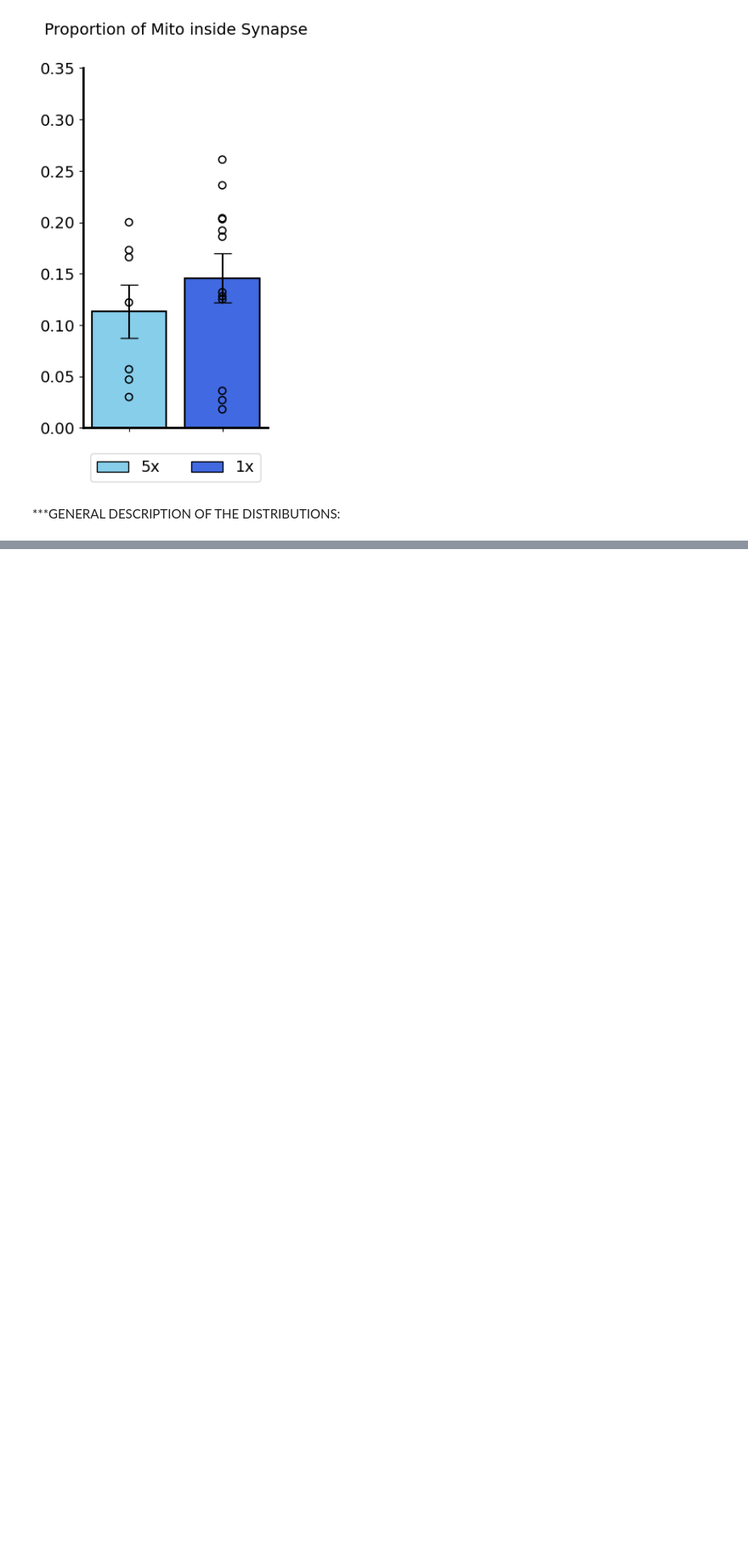
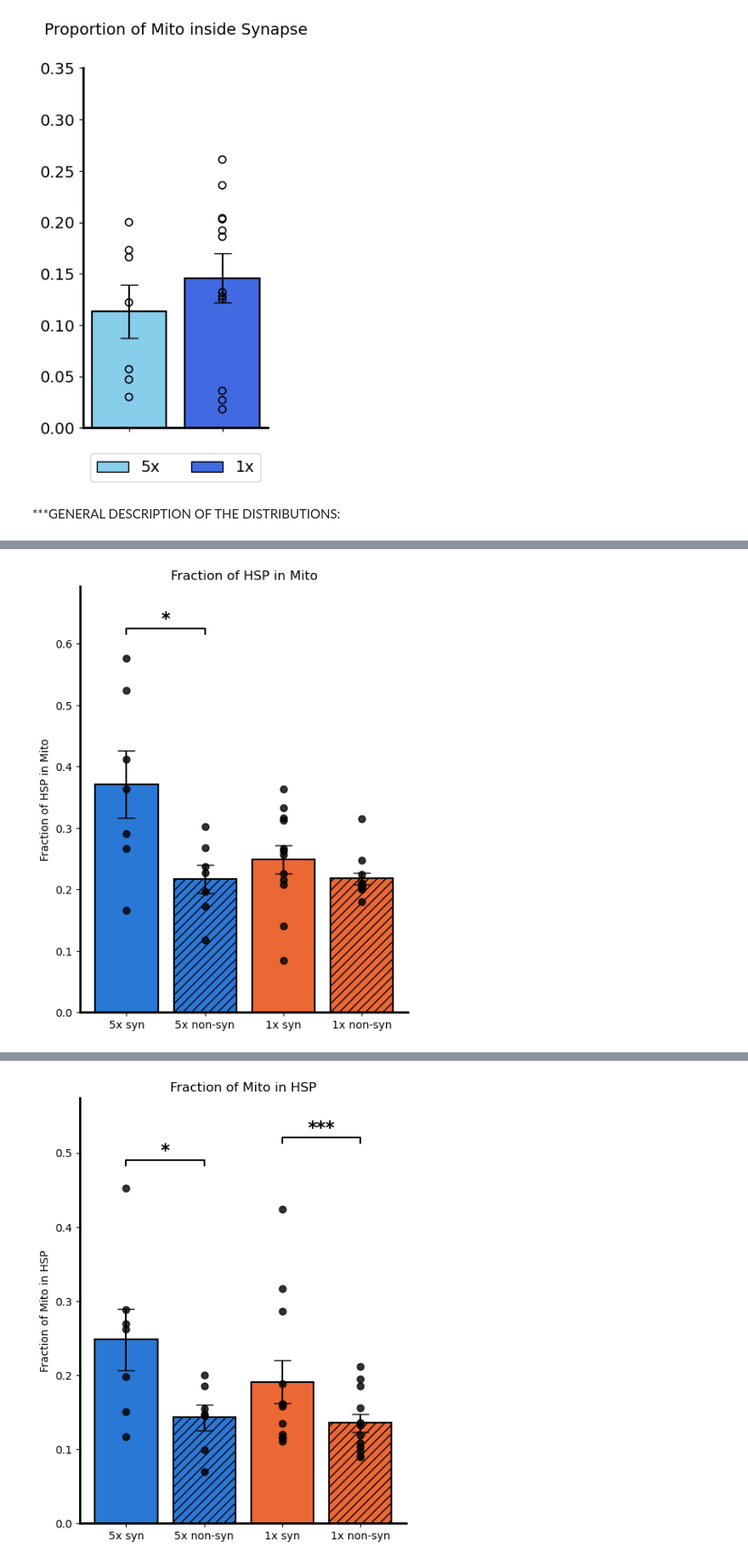
Before and after one commit to gmalagonv/confocal, a Jupyter notebook: analysis_notebooks/pooled_results.ipynb, the cells around one changed output, grey strips where cells are left out. Shown at 85% size. Cells and saved outputs as stored; diff of their text form; code cells hidden in the pictures; blank space fills up the shorter version.

```diff
--- a/analysis_notebooks/pooled_results.ipynb
+++ b/analysis_notebooks/pooled_results.ipynb
@@ -545,0 +781,74 @@ group: density_Mito_non_syn_1x, mean: 0.14944166666666667, sem: 0.00365219855606
+# %%
+def plot_condition_compartment(metric_syn, metric_non_syn, ylabel, title,
+                                df_5x, df_1x, log_transform=False, figsize=(5, 6)):
+    x5_syn = df_5x[metric_syn].to_numpy(dtype=float)
+    x5_non = df_5x[metric_non_syn].to_numpy(dtype=float)
+    x1_syn = df_1x[metric_syn].to_numpy(dtype=float)
+    x1_non = df_1x[metric_non_syn].to_numpy(dtype=float)
+
+    if log_transform:
+        x5_syn, x5_non, x1_syn, x1_non = np.log(x5_syn), np.log(x5_non), np.log(x1_syn), np.log(x1_non)
+
+    groups = [x5_syn, x5_non, x1_syn, x1_non]
+    labels = ['5x syn', '5x non-syn', '1x syn', '1x non-syn']
+    colors = ['#2a78d6', '#2a78d6', '#eb6834', '#eb6834']   # 5x = blue, 1x = orange
+    patterns = ['', '///', '', '///']                        # solid = synapse, striped = non-synapse
+
+    ax = plot_bars_with_sem3(groups, labels=labels, ylabel=ylabel,
+                              bar_color=colors, pattern=patterns, figsize=figsize)
+    ax.set_title(title)
+
+    print(f'\n--- {title} ---')
+    print('Paired (within 5x): synapse vs non-synapse')
+    sig_5x, p_5x = wilcoxon_test([x5_syn, x5_non])
+    print('Paired (within 1x): synapse vs non-synapse')
+    sig_1x, p_1x = wilcoxon_test([x1_syn, x1_non])
+    print('Unpaired (5x vs 1x), synapse')
+    sig_syn, p_syn = mannwhitneyu_test([x5_syn, x1_syn])
+    print('Unpaired (5x vs 1x), non-synapse')
+    sig_non, p_non = mannwhitneyu_test([x5_non, x1_non])
+
+    # only these 4 biologically meaningful comparisons are tested/annotated --
+    # see markdown above for why the other 2 possible cross-pairs are skipped
+    candidates = [(0, 1, sig_5x, p_5x), (2, 3, sig_1x, p_1x),
+                  (0, 2, sig_syn, p_syn), (1, 3, sig_non, p_non)]
+    sig_pairs = [(i1, i2, p) for i1, i2, sig, p in candidates if sig]
+
+    data_max = max(g.max() for g in groups)
+    data_min = min(g.min() for g in groups)
+    span = (data_max - data_min) if data_max > data_min else 1.0
+    bar_step = span * 0.08
+    for k, (i1, i2, p) in enumerate(sig_pairs):
+        y = data_max + bar_step + k * bar_step
+        add_sig_bar(ax, i1, i2, y, bar_step * 0.25, p_to_stars(p))
+
+    bottom = data_min - span * 0.1 if data_min < 0 else 0
+    top = data_max + bar_step * (len(sig_pairs) + 2)
+    ax.set_ylim(bottom, top)
+    plt.show()
+    return ax
+
+
+df_5x = df_separator(pooled)['5x'].copy()
+df_1x = df_separator(pooled)['1x'].copy()
+
+plot_condition_compartment(
+    'MB_syn_fraction of HSP in Mito', 'MB_non_syn_fraction of HSP in Mito',
+    'Fraction of HSP in Mito', 'Fraction of HSP in Mito', df_5x, df_1x,
+)
+
+plot_condition_compartment(
+    'MB_syn_fraction of Mito in HSP', 'MB_non_syn_fraction of Mito in HSP',
+    'Fraction of Mito in HSP', 'Fraction of Mito in HSP', df_5x, df_1x,
+)
+
+plot_condition_compartment(
+    'MB_syn_odds_ratio', 'MB_non_syn_odds_ratio',
+    'log(Odds Ratio)', 'Odds Ratio (log scale)', df_5x, df_1x, log_transform=True,
+)
+
+plot_condition_compartment(
+    'MB_syn_enrichment', 'MB_non_syn_enrichment',
+    'Enrichment', 'Enrichment', df_5x, df_1x,
+)
+# %% [output]
@@ -545,0 +872 @@ group: density_Mito_non_syn_1x, mean: 0.14944166666666667, sem: 0.00365219855606
+[figure, added]
@@ -545,0 +890 @@ group: density_Mito_non_syn_1x, mean: 0.14944166666666667, sem: 0.00365219855606
+[figure, added]
```
Also changed, not shown: parts of 12 cells of this notebook, 4 other files.
